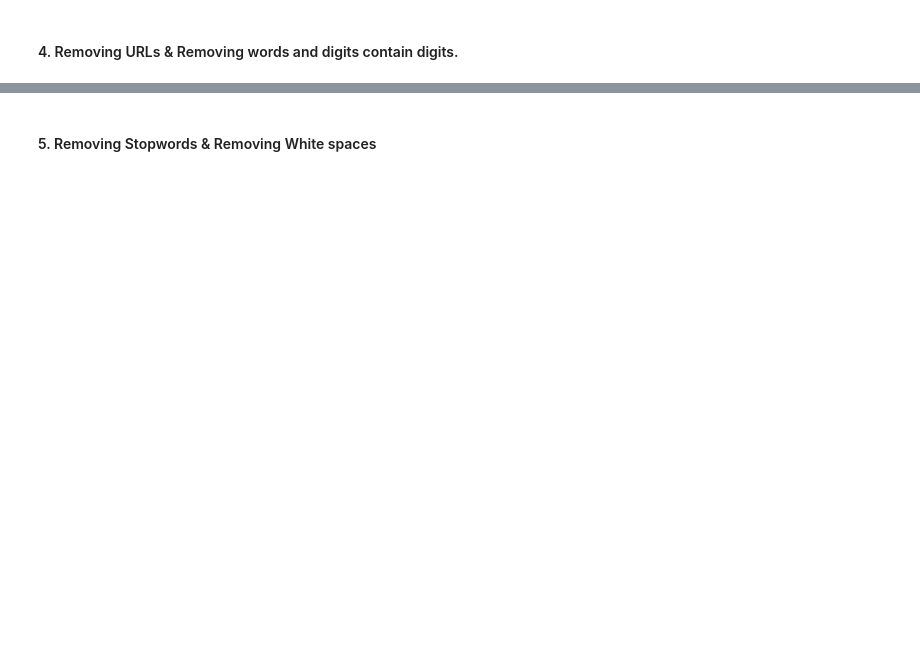
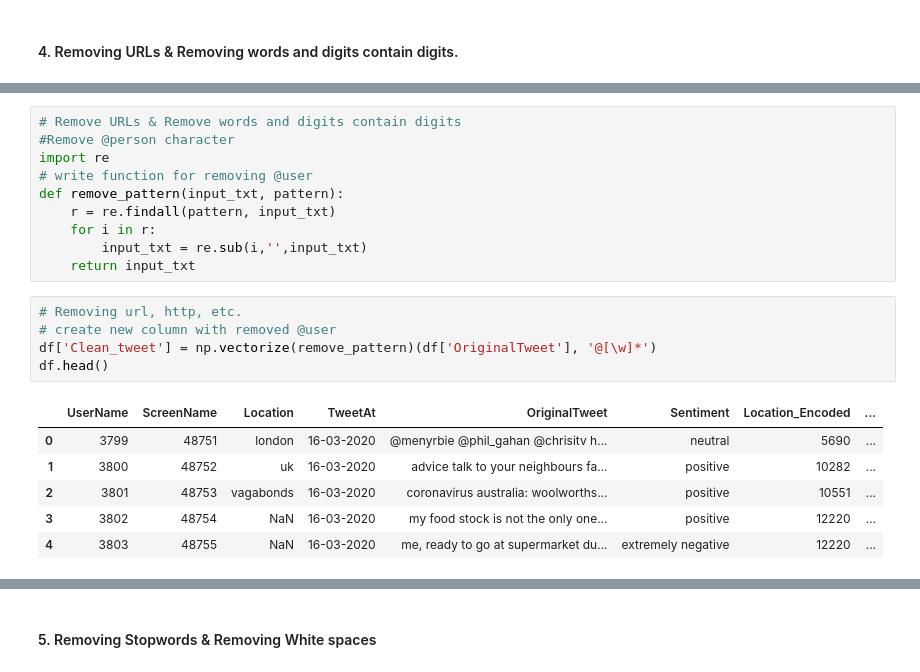
Before and after one commit to khalilkhan1111/corona_virus_tweet_setiment_analysis, a Jupyter notebook: Corona_virus_Tweet_Sentiment_Analysis.ipynb, the cells around one changed output, grey strips where cells are left out. Saved outputs shown, nothing was run; the diff lists cells and outputs as text; blank space fills up the shorter version.

```diff
--- a/Corona_virus_Tweet_Sentiment_Analysis.ipynb
+++ b/Corona_virus_Tweet_Sentiment_Analysis.ipynb
@@ -781,0 +884,22 @@ Answer Here.
+# %%
+# Remove URLs & Remove words and digits contain digits
+#Remove @person character
+import re
+# write function for removing @user
+def remove_pattern(input_txt, pattern):
+    r = re.findall(pattern, input_txt)
+    for i in r:
+        input_txt = re.sub(i,'',input_txt)
+    return input_txt
+# %%
+# Removing url, http, etc.
+# create new column with removed @user
+df['Clean_tweet'] = np.vectorize(remove_pattern)(df['OriginalTweet'], '@[\w]*')
+df.head()
+# %% [output]
+|  | UserName | ScreenName | Location | TweetAt | OriginalTweet | Sentiment | Location_Encoded | ... |
+| 0 | 3799 | 48751 | london | 16-03-2020 | @menyrbie @phil_gahan @chrisitv h... | neutral | 5690 | ... |
+| 1 | 3800 | 48752 | uk | 16-03-2020 | advice talk to your neighbours fa... | positive | 10282 | ... |
+| 2 | 3801 | 48753 | vagabonds | 16-03-2020 | coronavirus australia: woolworths... | positive | 10551 | ... |
+| 3 | 3802 | 48754 | NaN | 16-03-2020 | my food stock is not the only one... | positive | 12220 | ... |
+| 4 | 3803 | 48755 | NaN | 16-03-2020 | me, ready to go at supermarket du... | extremely negative | 12220 | ... |
```
Also changed, not shown: parts of 24 cells of this notebook.
